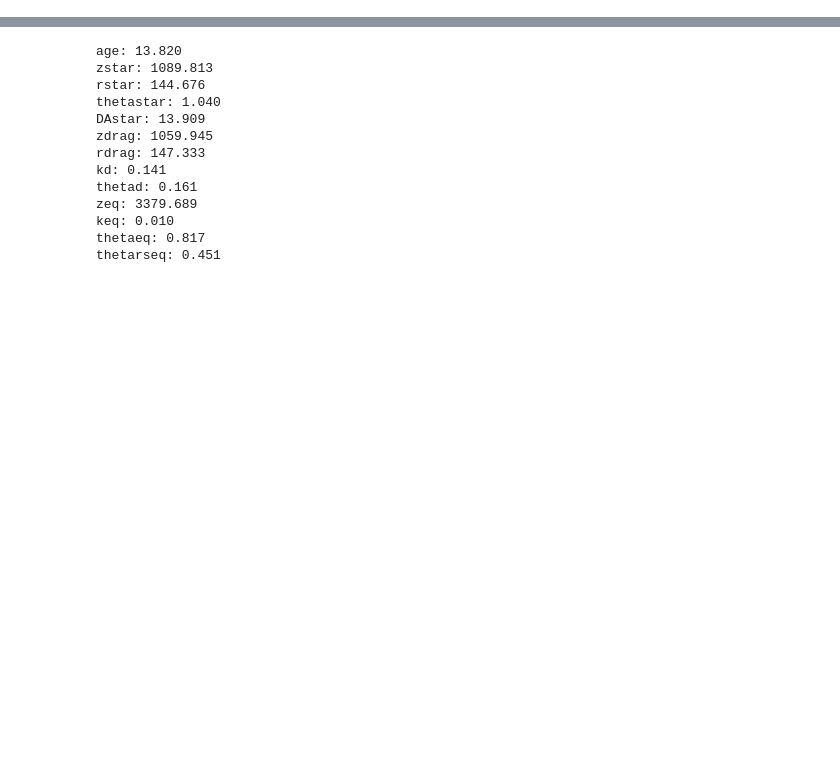
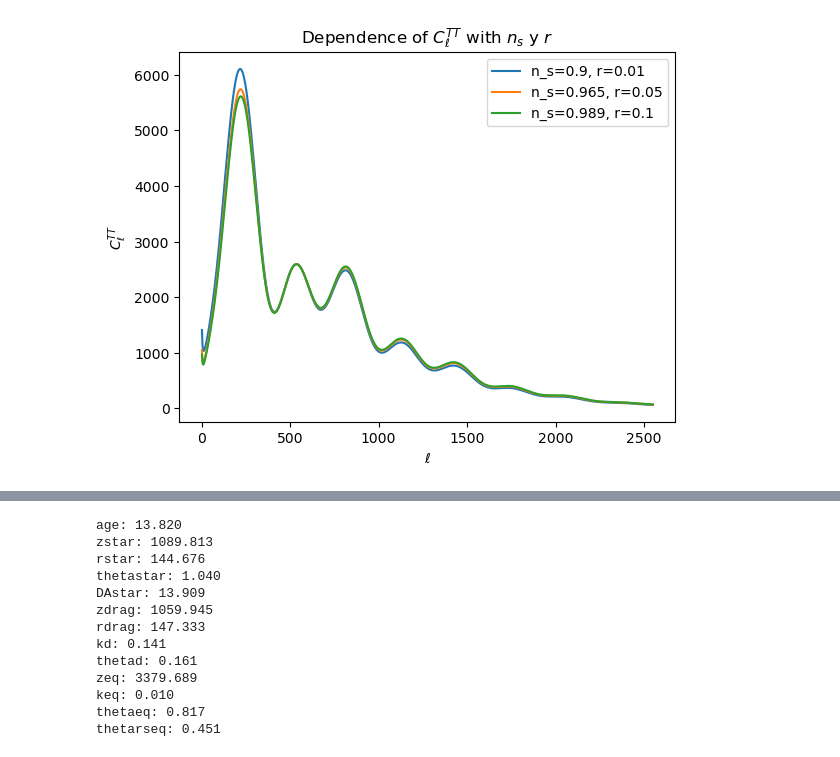
Before and after one commit to juanramondiaz/CosmoPython, a Jupyter notebook: Cosmo.2.Camb.ipynb, the cells around one changed output, grey strips where cells are left out. Cells and saved outputs as stored; diff of their text form; code cells hidden in the pictures; blank space fills up the shorter version.

```diff
--- a/Cosmo.2.Camb.ipynb
+++ b/Cosmo.2.Camb.ipynb
@@ -76,0 +142,13 @@ plt.show()
+# %%
+for ns, r in [(0.9,0.01),(0.965,0.05),(0.989,0.10)]:
+    pars.InitPower.set_params(As=2.1e-9, ns=ns, r=r)
+    results = camb.get_results(pars)
+    cl = results.get_cmb_power_spectra(pars, CMB_unit='muK')['total'][:,0]
+    #plt.loglog(ell[2:], cl[2:], label=f'n_s={ns}, r={r}')
+    plt.plot(ell[2:], cl[2:], label=f'n_s={ns}, r={r}')
+plt.legend()
+plt.xlabel(r'$\ell$'); plt.ylabel(r'$C_\ell^{TT}$')
+plt.title('Dependence of $C_\ell^{TT}$ with $n_s$ y $r$')
+plt.show()
+# %% [output]
+[figure, added]
```
Also changed, not shown: parts of 23 cells of this notebook, 4 other files.
